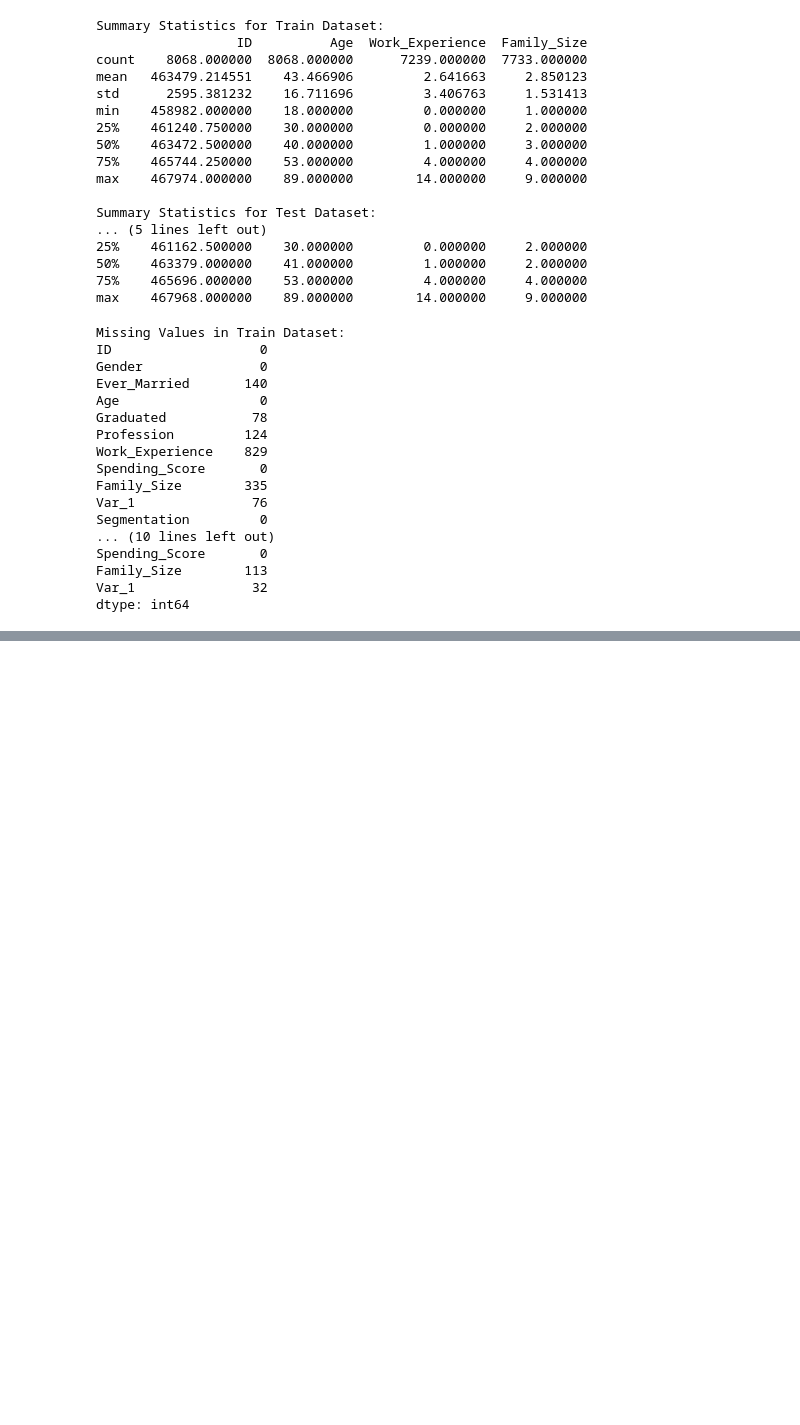
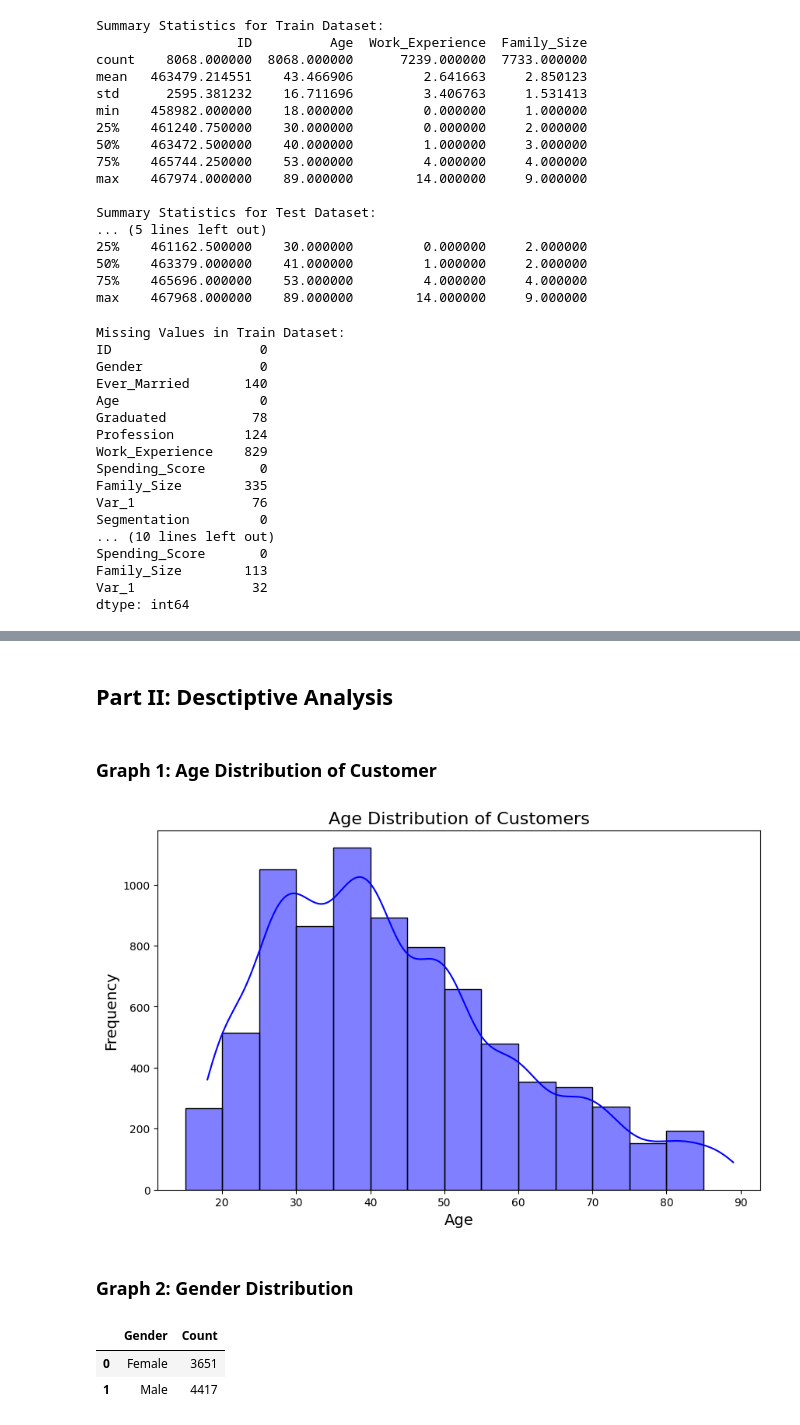
Before and after one commit to Jen-uis/Customer-Segmentation-Analysis, a Jupyter notebook: Project-Code.ipynb, the cells around one changed output, grey strips where cells are left out. Saved outputs shown, nothing was run; the diff lists cells and outputs as text; code cells hidden in the pictures; blank space fills up the shorter version.

Commit message:
Updated Project-Code.html and ipynb To newest changes and visualizations.

```diff
--- a/Project-Code.ipynb
+++ b/Project-Code.ipynb
@@ -81,0 +116,28 @@ dtype: int64
+# %% [markdown]
+## Part II: Desctiptive Analysis
+# %% [markdown]
+### Graph 1: Age Distribution of Customer
+# %%
+# Age Distribution Visualization
+
+plt.figure(figsize=(10, 6))
+sns.histplot(train_data['Age'], bins=list(range(15,90,5)), kde=True, color='blue')
+
+plt.title('Age Distribution of Customers', fontsize=16)
+plt.xlabel('Age', fontsize=14)
+plt.ylabel('Frequency', fontsize=14)
+
+plt.show()
+# %% [output]
+[figure, added]
+# %% [markdown]
+### Graph 2: Gender Distribution
+# %%
+# Gender Data preparation
+gender = train_data.groupby('Gender').count().reset_index()[['Gender','Age']]
+gender.rename(columns={'Age':'Count'}, inplace=True)
+gender
+# %% [output]
+|  | Gender | Count |
+| 0 | Female | 3651 |
+| 1 | Male | 4417 |
```
Also changed, not shown: parts of 23 cells of this notebook, 1 other file.
